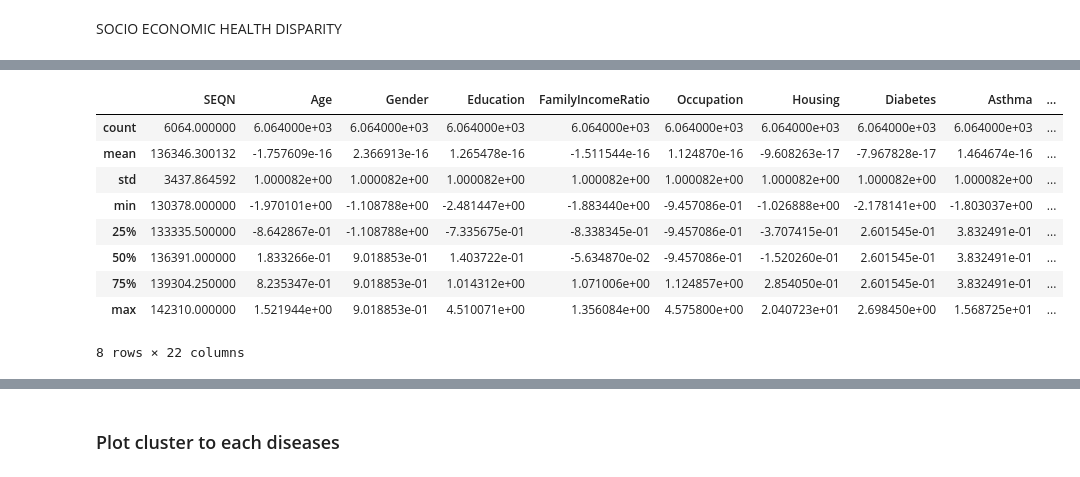
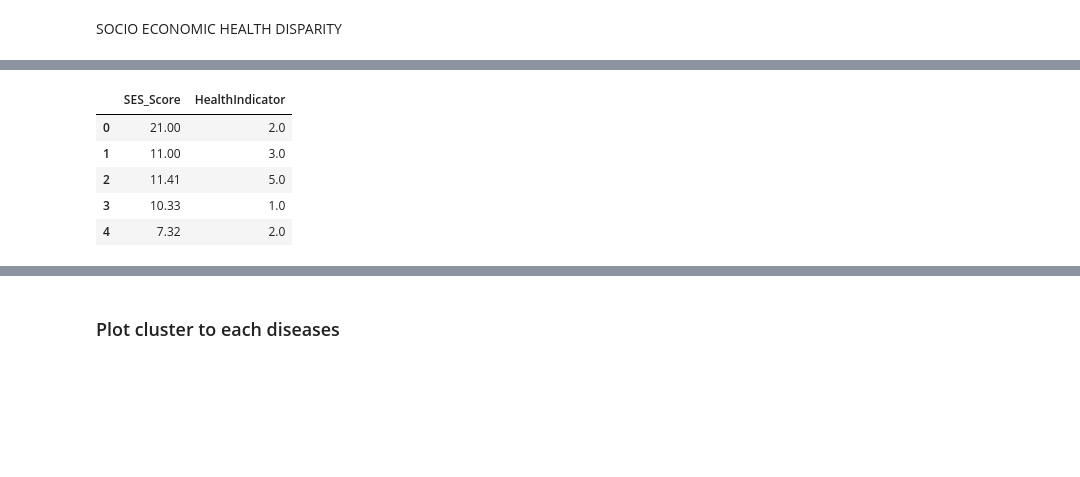
Before and after one commit to baldeoJV/CCADMACL_PROJ_COM222, a Jupyter notebook: socio_experimental (Carl).ipynb, the cells around one changed output, grey strips where cells are left out. Drawn from its saved outputs; the diff is of its cells as text; code cells hidden in the pictures; blank space fills up the shorter version.

```diff
--- a/socio_experimental (Carl).ipynb
+++ b/socio_experimental (Carl).ipynb
@@ -146,0 +207,3 @@ df.describe()
+# %%
+# fill the NaN values with the median of the column
+df.fillna(df.mode(), inplace=True)
@@ -147,14 +241,20 @@ df.describe()
+# %%
+#Creating a new column called SES_Score which is the sum of the SES columns
+
+df["SES_Score"] = df[["TotalSavings", "Education", "FamilyIncomeRatio", "Housing"]].sum(axis=1)
+
+df.drop(columns=["TotalSavings", "Education", "FamilyIncomeRatio", "Housing"], inplace=True)
 # %%
-# # try to group the diseases features into one
+# try to group the diseases features into one
 
-# # Sum all disease-related columns to create a health score
-# df['HealthIndicator'] = df[['Diabetes', 'Asthma', 'CongestiveHeartFailure', 'CoronaryHeartDisease',
-#                             'HeartAttack', 'ThyroidProblem', 'Emphysema', 'LiverCondition', 'Gallstone',
-#                             'CancerOrMalignancy', 'HIV', 'HepatitisA', 'HepatitisB', 'WeakFailingKidney',
-#                             'TakenPrescriptionMedicine']].sum(axis=1)
+# Sum all disease-related columns to create a health score
+df['HealthIndicator'] = df[['Diabetes', 'Asthma', 'CongestiveHeartFailure', 'CoronaryHeartDisease',
+                            'HeartAttack', 'ThyroidProblem', 'Emphysema', 'LiverCondition', 'Gallstone',
+                            'CancerOrMalignancy', 'HIV', 'HepatitisA', 'HepatitisB', 'WeakFailingKidney',
+                            'TakenPrescriptionMedicine']].sum(axis=1)
 
-# # Drop individual disease columns to avoid redundancy
-# df = df.drop(columns=['Diabetes', 'Asthma', 'CongestiveHeartFailure', 'CoronaryHeartDisease',
-#                       'HeartAttack', 'ThyroidProblem', 'Emphysema', 'LiverCondition', 'Gallstone',
-#                       'CancerOrMalignancy', 'HIV', 'HepatitisA', 'HepatitisB', 'WeakFailingKidney',
-#                       'TakenPrescriptionMedicine'])
+# Drop individual disease columns to avoid redundancy
+df = df.drop(columns=['Diabetes', 'Asthma', 'CongestiveHeartFailure', 'CoronaryHeartDisease',
+                      'HeartAttack', 'ThyroidProblem', 'Emphysema', 'LiverCondition', 'Gallstone',
+                      'CancerOrMalignancy', 'HIV', 'HepatitisA', 'HepatitisB', 'WeakFailingKidney',
+                      'TakenPrescriptionMedicine'])
@@ -161,6 +264,6 @@ df.describe()
 # %%
-features = df.columns.drop('SEQN')
+# features = df.columns.drop('SEQN', 'Age', 'Gender', 'Occupation')
 
-scaler = StandardScaler()
-df_scaled = df.copy()
-df_scaled[features] = scaler.fit_transform(df[features])
+# scaler = StandardScaler()
+df_scaled = df.copy().drop(columns=['SEQN', 'Age', 'Gender'])
+# df_scaled[features] = scaler.fit_transform(df[features])
@@ -167,16 +272,12 @@ df_scaled[features] = scaler.fit_transform(df[features])
 # %%
-df_scaled.describe()
+df_scaled.head()
 # %% [output]
-|  | SEQN | Age | Gender | Education | FamilyIncomeRatio | Occupation | Housing | Diabetes | Asthma | ... |
-| count | 6064.000000 | 6.064000e+03 | 6.064000e+03 | 6.064000e+03 | 6.064000e+03 | 6.064000e+03 | 6.064000e+03 | 6.064000e+03 | 6.064000e+03 | ... |
-| mean | 136346.300132 | -1.757609e-16 | 2.366913e-16 | 1.265478e-16 | -1.511544e-16 | 1.124870e-16 | -9.608263e-17 | -7.967828e-17 | 1.464674e-16 | ... |
-| std | 3437.864592 | 1.000082e+00 | 1.000082e+00 | 1.000082e+00 | 1.000082e+00 | 1.000082e+00 | 1.000082e+00 | 1.000082e+00 | 1.000082e+00 | ... |
-| min | 130378.000000 | -1.970101e+00 | -1.108788e+00 | -2.481447e+00 | -1.883440e+00 | -9.457086e-01 | -1.026888e+00 | -2.178141e+00 | -1.803037e+00 | ... |
-| 25% | 133335.500000 | -8.642867e-01 | -1.108788e+00 | -7.335675e-01 | -8.338345e-01 | -9.457086e-01 | -3.707415e-01 | 2.601545e-01 | 3.832491e-01 | ... |
-| 50% | 136391.000000 | 1.833266e-01 | 9.018853e-01 | 1.403722e-01 | -5.634870e-02 | -9.457086e-01 | -1.520260e-01 | 2.601545e-01 | 3.832491e-01 | ... |
-| 75% | 139304.250000 | 8.235347e-01 | 9.018853e-01 | 1.014312e+00 | 1.071006e+00 | 1.124857e+00 | 2.854050e-01 | 2.601545e-01 | 3.832491e-01 | ... |
-| max | 142310.000000 | 1.521944e+00 | 9.018853e-01 | 4.510071e+00 | 1.356084e+00 | 4.575800e+00 | 2.040723e+01 | 2.698450e+00 | 1.568725e+01 | ... |
+|  | SES_Score | HealthIndicator |
+| 0 | 21.00 | 2.0 |
+| 1 | 11.00 | 3.0 |
+| 2 | 11.41 | 5.0 |
+| 3 | 10.33 | 1.0 |
+| 4 | 7.32 | 2.0 |
-8 rows × 22 columns
 # %%
 # try elbow method
 
```
Also changed, not shown: parts of 20 cells of this notebook, 1 other file.
